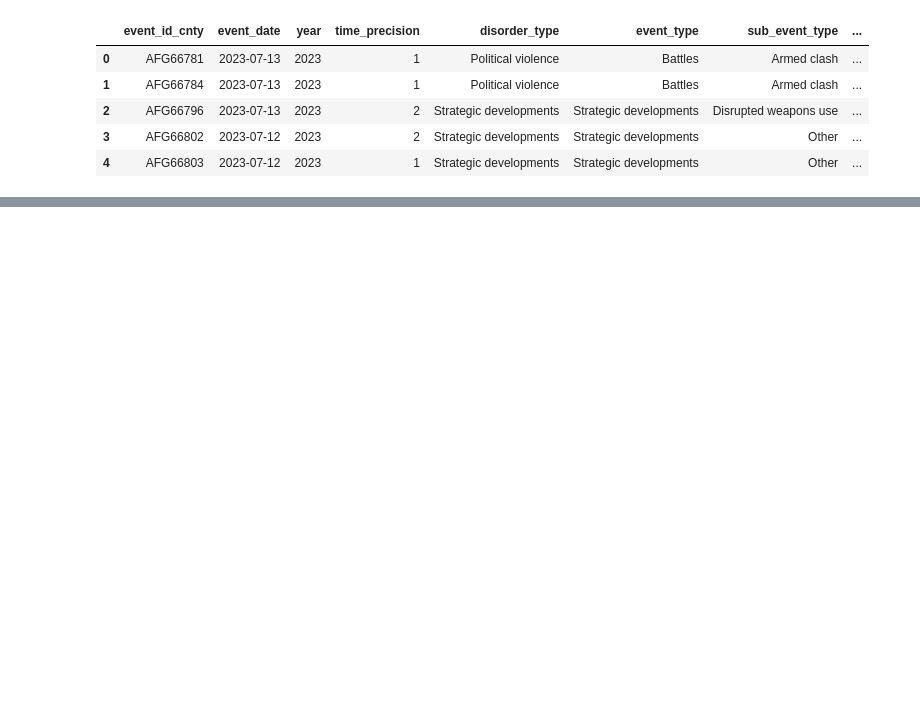
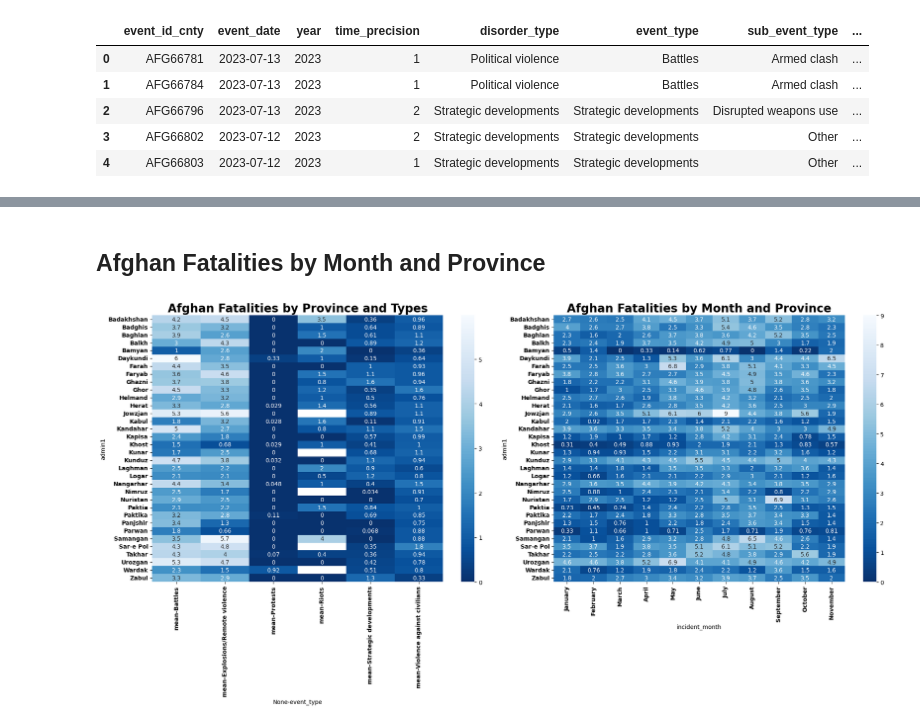
Before and after one commit to OdinProjectI/ODIN, a Jupyter notebook: CasualtiesOfWarInAfghanistan.ipynb, the cells around one changed output, grey strips where cells are left out. Drawn from its saved outputs; the diff is of its cells as text; code cells hidden in the pictures; blank space fills up the shorter version.

```diff
--- a/CasualtiesOfWarInAfghanistan.ipynb
+++ b/CasualtiesOfWarInAfghanistan.ipynb
@@ -70,0 +99,29 @@ plt.tight_layout()
+# %% [markdown]
+## **Afghan Fatalities by Month and Province**
+# %%
+fig = plt.figure(figsize=(20,10))
+
+ax = fig.add_subplot(1,2,1)
+sns.heatmap(afghan_df.groupby(['event_type', 'admin1'])['fatalities'].agg(['mean']).unstack("event_type"),
+            ax=ax,
+            annot=True,
+            cmap=ListedColormap(sns.color_palette(palette='Blues_r', n_colors=100)))
+
+ax.set_title("Afghan Fatalities by Province and Types", fontweight='bold', fontsize=20)
+ax.set_xticklabels(ax.get_xticklabels(), fontweight='bold')
+ax.set_yticklabels(ax.get_yticklabels(), fontweight='bold')
+
+ax = fig.add_subplot(1,2,2)
+df: 'DataFrame' = pd.pivot_table(data=afghan_df, columns='incident_month', index=['admin1'], values='fatalities', aggfunc='mean').replace({np.nan: 0.0}).sort_values(by=afghan_df['admin1'].tolist(), axis=1, ascending=False)[months]
+sns.heatmap(df,
+            ax=ax,
+            annot=True,
+            cmap=ListedColormap(sns.color_palette(palette='Blues_r', n_colors=100)))
+
+ax.set_title("Afghan Fatalities by Month and Province", fontweight='bold', fontsize=20)
+ax.set_xticklabels(ax.get_xticklabels(), fontweight='bold')
+ax.set_yticklabels(ax.get_yticklabels(), fontweight='bold')
+
+plt.tight_layout()
+# %% [output]
+[figure, added]
```
Also changed, not shown: parts of 8 cells of this notebook.
